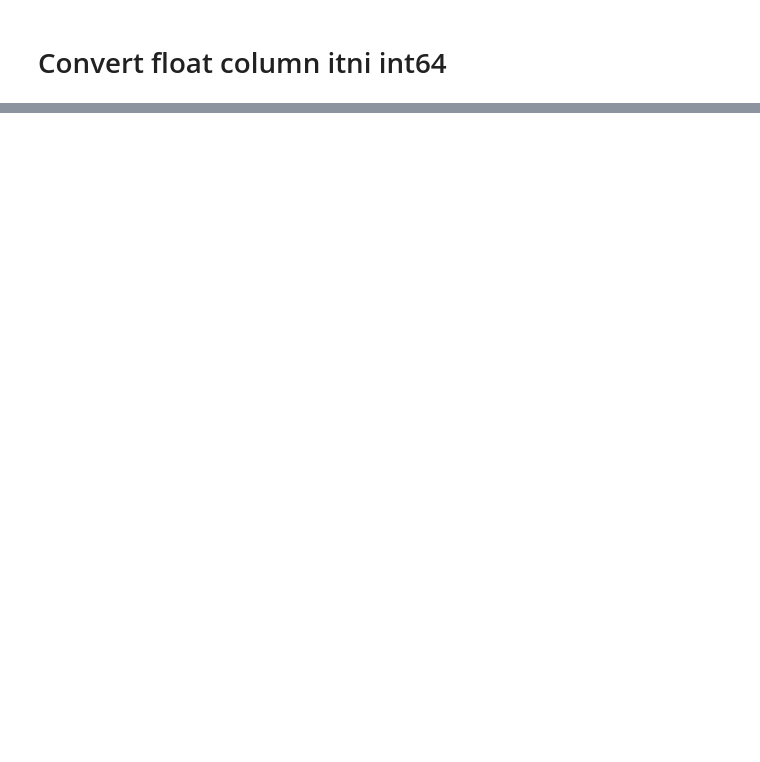
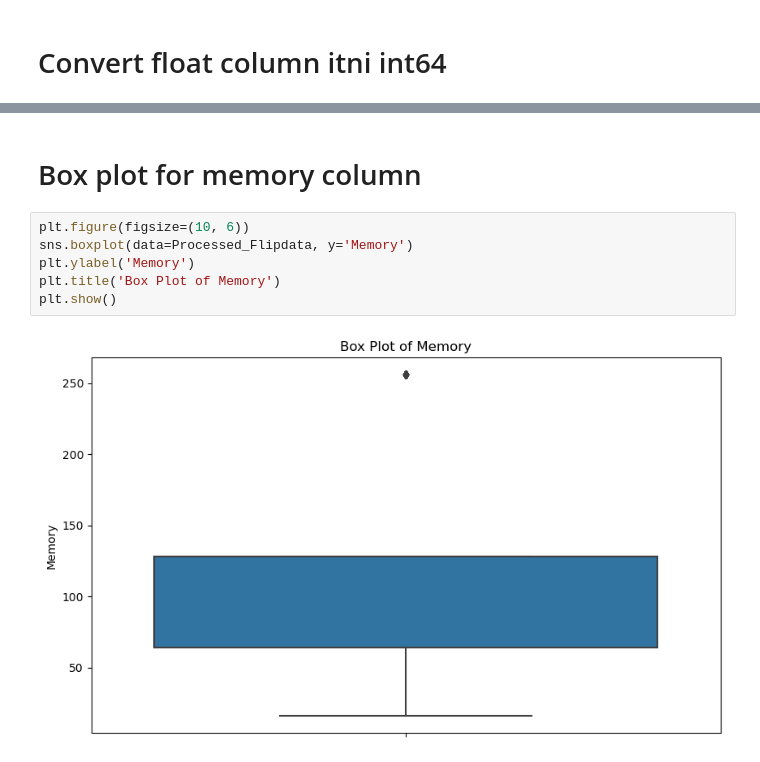
Before and after one commit to MohdJubairKhan/project_4., a Jupyter notebook: Notebook/Feature Extraction and Price Prediction for Mobile Phones.ipynb, the cells around one changed output, grey strips where cells are left out. Cells and saved outputs as stored; diff of their text form; blank space fills up the shorter version.

```diff
--- a/Notebook/Feature Extraction and Price Prediction for Mobile Phones.ipynb
+++ b/Notebook/Feature Extraction and Price Prediction for Mobile Phones.ipynb
@@ -137,0 +291,10 @@ Processed_Flipdata.head(5)
+# %% [markdown]
+# Box plot for memory column
+# %%
+plt.figure(figsize=(10, 6))
+sns.boxplot(data=Processed_Flipdata, y='Memory')
+plt.ylabel('Memory')
+plt.title('Box Plot of Memory')
+plt.show()
+# %% [output]
+[figure, added]
```
Also changed, not shown: parts of 99 cells of this notebook.
